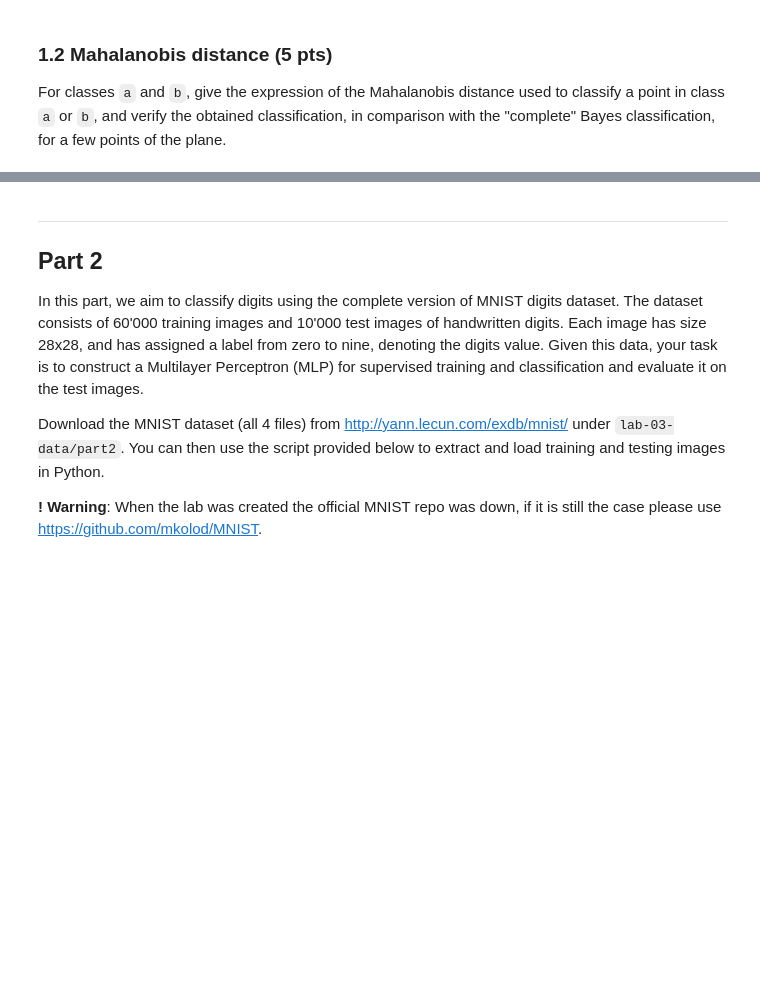
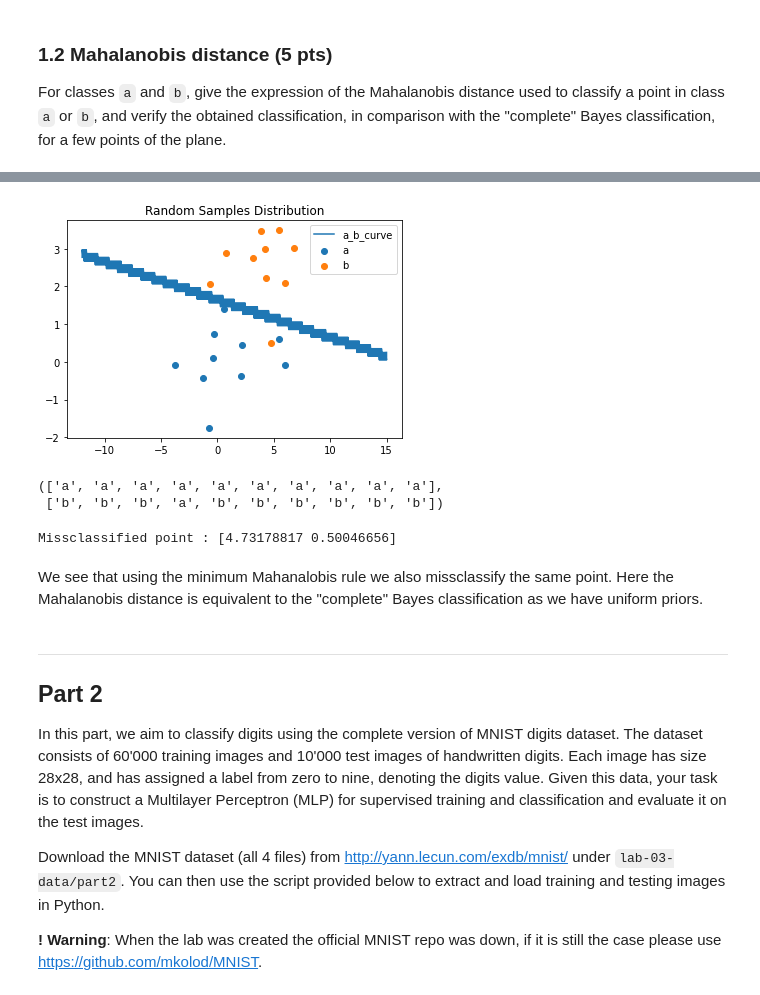
Before and after one commit to JerBaf/EE-451-labs, a Jupyter notebook: labs/lab03/lab_03_classification.ipynb, the cells around one changed output, grey strips where cells are left out. Drawn from its saved outputs; the diff is of its cells as text; code cells hidden in the pictures; blank space fills up the shorter version.

```diff
--- a/labs/lab03/lab_03_classification.ipynb
+++ b/labs/lab03/lab_03_classification.ipynb
@@ -86,0 +164,18 @@ For classes `a` and `b`, give the expression of the Mahalanobis distance used to
+# %%
+np.random.seed(100)
+random_sample_a = a[np.random.choice(np.arange(a.shape[0]),replace=False,size=10)]
+random_sample_b = b[np.random.choice(np.arange(b.shape[0]),replace=False,size=10)]
+# %%
+def plot_random_sample():
+    zeros = g_ij()
+    a_b_curve = np.asarray([t[0] for t in zeros if t[1] == "a_b"])
+    fig, ax = plt.subplots()
+    ax.set_title("Random Samples Distribution")
+    ax.scatter(random_sample_a[:,0],random_sample_a[:,1],label="a")
+    ax.scatter(random_sample_b[:,0],random_sample_b[:,1],label="b")
+    ax.plot(a_b_curve[:,0],a_b_curve[:,1],label="a_b_curve")
+    ax.legend();
+# %%
+plot_random_sample()
+# %% [output]
+[figure, added]
@@ -87,3 +193,15 @@ For classes `a` and `b`, give the expression of the Mahalanobis distance used to
+# %%
+min_mahanalobis_distance()
+# %% [output]
+(['a', 'a', 'a', 'a', 'a', 'a', 'a', 'a', 'a', 'a'],
+ ['b', 'b', 'b', 'a', 'b', 'b', 'b', 'b', 'b', 'b'])
+# %%
+missclassified_idx = min_mahanalobis_distance()[1].index("a")
+print(f"Missclassified point : {random_sample_b[missclassified_idx]}")
+# %% [output]
+Missclassified point : [4.73178817 0.50046656]
+# %% [markdown]
+We see that using the minimum Mahanalobis rule we also missclassify the same point. Here the Mahalanobis distance is equivalent to the "complete" Bayes classification as we have uniform priors.
 # %% [markdown]
 ---
 
```
Also changed, not shown: parts of 33 cells of this notebook.
